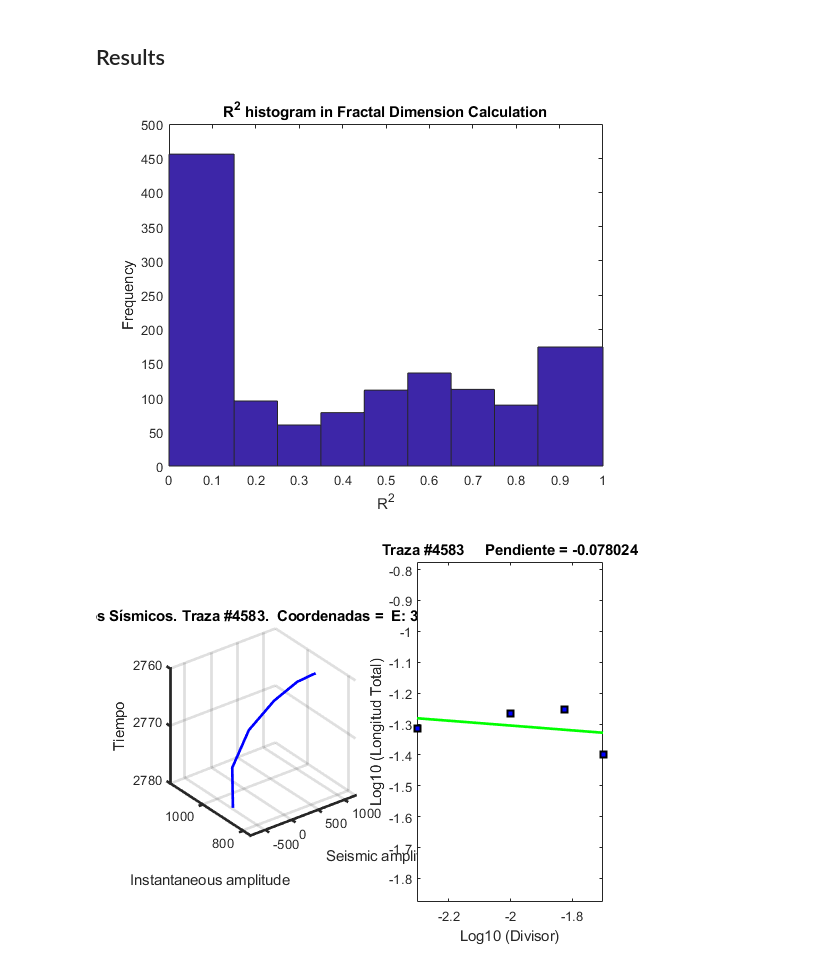
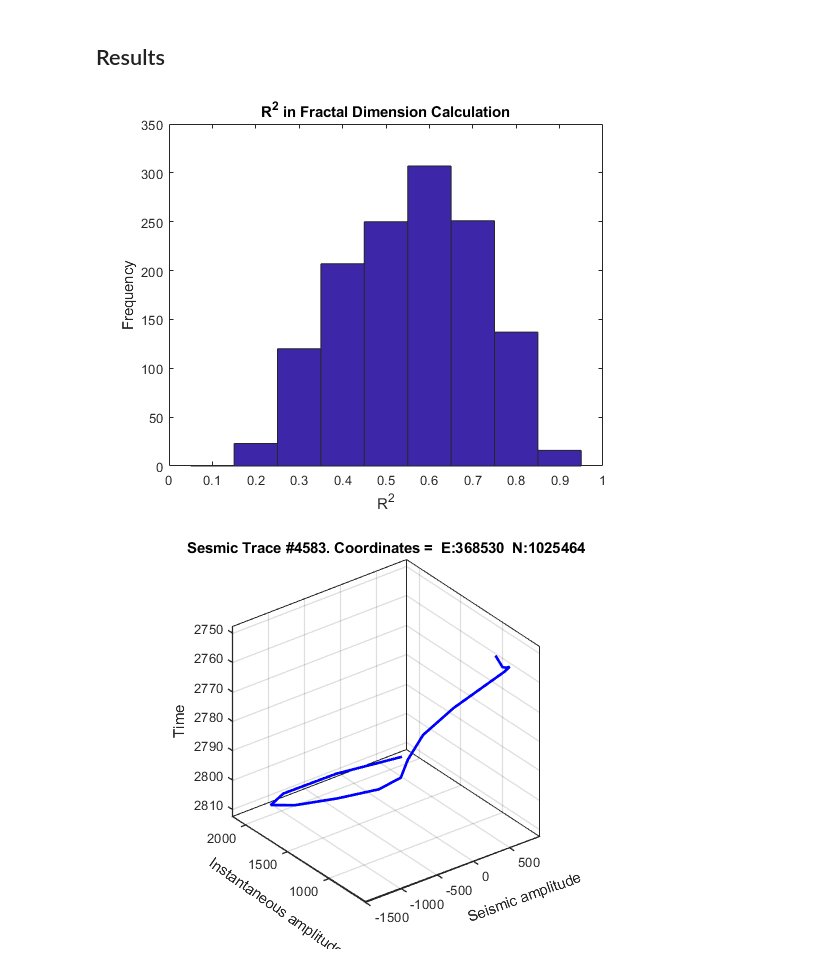
Before and after one commit to EdinsonLeandro/Multi-attributes_Fractal_Dimension, a Jupyter notebook: Multi Attributes Fractal Dimension.ipynb, the cells around one changed output. Cells and saved outputs as stored; diff of their text form; code cells hidden in the pictures.

```diff
--- a/Multi Attributes Fractal Dimension.ipynb
+++ b/Multi Attributes Fractal Dimension.ipynb
@@ -405,14 +405,10 @@ dlmwrite(fileFractalDim{1}, results, 'delimiter',' ','precision','%15.5f')
 % Close all open files
 fclose('all');
 # %%
-figure('Name','R^2 histogram in Fractal Dimension Calculation')
-allR2(allR2==0)=[];
-hist(allR2, (0.1:0.1:0.9));
-ylabel('Frequency'), xlabel('R^2');
-title('R^2 histogram in Fractal Dimension Calculation');
+qualityControlHist(allR2)
 # %% [output]
-[figure, old version]
+[figure, new version]
 # %%
-graph_QC(seismicTracesQc , paramsQc , dividerLengthQc , coordinatesQc , timeAnalysisQc, titlesFiles,1)
+qualityControlTrace(seismicTracesQc, paramsQc, coordinatesQc, timeAnalysisQc, titlesFiles, 1)
 # %% [output]
-[figure, old version]
+[figure, new version]
```
Also changed, not shown: parts of 8 cells of this notebook, 7 other files.
